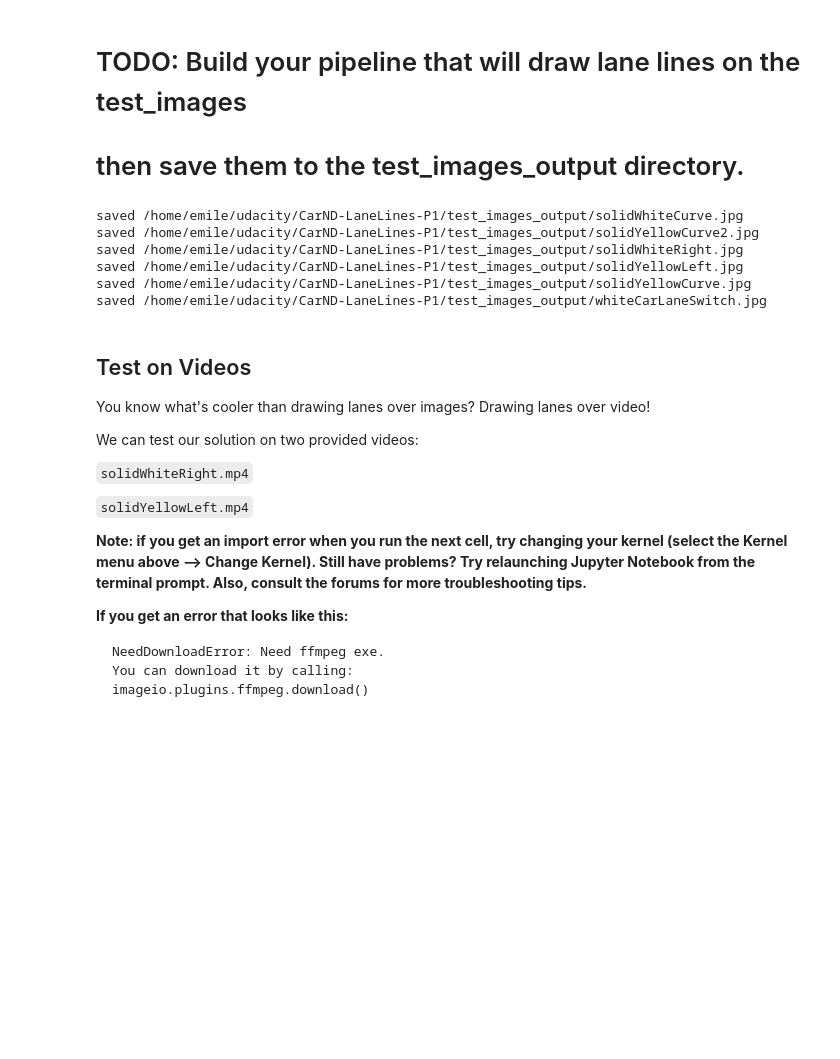
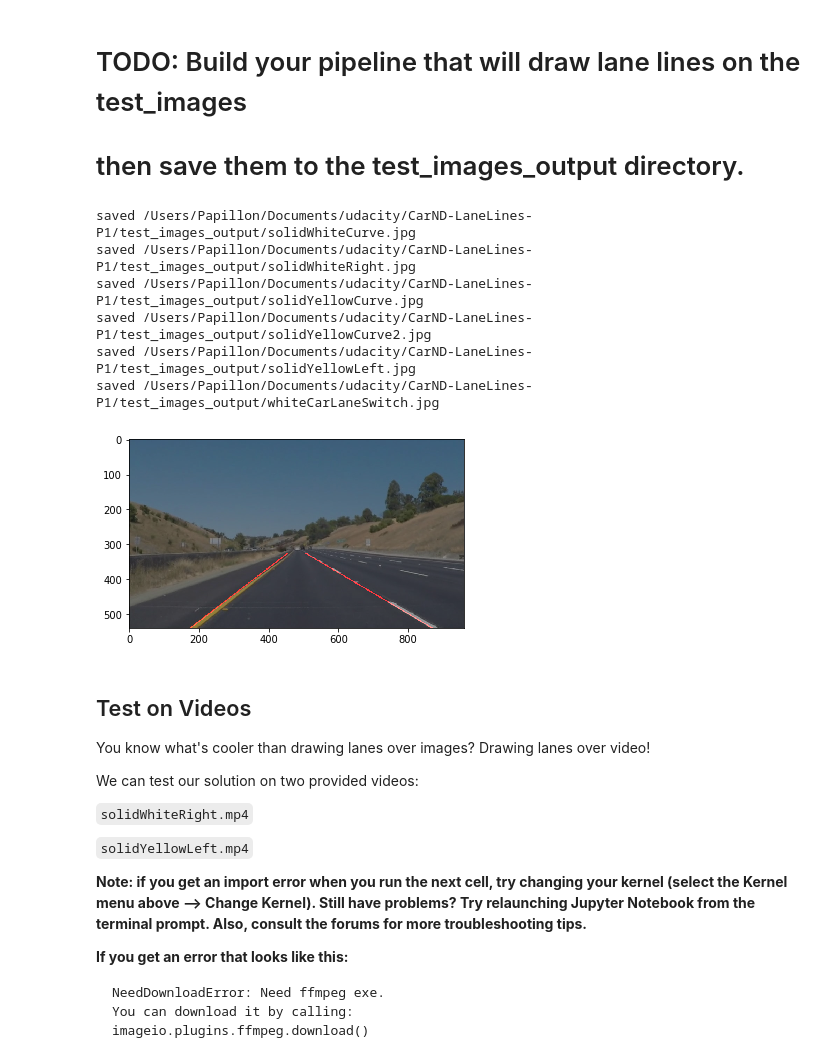
Before and after one commit to EmilePapillon/CarND-LaneLines-P1, a Jupyter notebook: P1.ipynb, the cells around one changed output. Saved outputs shown, nothing was run; the diff lists cells and outputs as text; code cells hidden in the pictures; blank space fills up the shorter version.

Commit message:
added a function to extrapolate line segments to full lanes

```diff
--- a/P1.ipynb
+++ b/P1.ipynb
@@ -201,6 +260,7 @@ Try tuning the various parameters, especially the low and high Canny thresholds
 input_dir = "test_images/"
 output_dir = "test_images_output/"
 imshape = image.shape
+
 # Read all the images and store them to a list
 initial_img = [None] * 6
 i=0
@@ -213,50 +273,64 @@ for img in initial_img:
     save_path = os.getcwd()+"/"+output_dir+os.listdir(input_dir)[i]
     i=i+1
 
+    #TODO: extract the bright pixels from the image using a threshold (not good for yellow line!! Maybe yellow and white...)
+
     # Read in and grayscale the image
-    gray= grayscale(img)
+    gray= grayscale(np.copy(img))
 
     # Define a kernel size and apply Gaussian smoothing
-    kernel_size = 5
+    kernel_size = 9
     blur_gray= gaussian_blur(gray, kernel_size)
 
     # Define parameters for Canny and apply
     low_threshold = 50
     high_threshold = 150
     edges= canny(blur_gray, low_threshold, high_threshold)
 
     # Create a masked edges image using region_of_interest()
-    vertices = np.array([[(0,imshape[0]),(2*imshape[1]/5, imshape[0]/2), (3*imshape[1]/5, imshape[0]/2), (imshape[1],imshape[0])]], dtype=np.int32)
+    TRANSLATION = 100 #translation of the topleft and topright points towards the center of the image
+    p1= (0,imshape[0]) #bottomleft
+    p2= (2*imshape[1]/5+TRANSLATION, (1/2)*imshape[0]) #topleft
+    p3= (3*imshape[1]/5-TRANSLATION, (1/2)*imshape[0]) #topright
+    p4= (imshape[1],imshape[0]) #bottomright
+    vertices = np.array([[p1,p2, p3, p4]], dtype=np.int32)
     masked_edges= region_of_interest(edges, vertices)
-
 
     # Define the Hough transform parameters
     # Make a blank the same size as our image to draw on
     rho = 1 # distance resolution in pixels of the Hough grid
     theta = np.pi/180 # angular resolution in radians of the Hough grid
-    threshold = 120     # minimum number of votes (intersections in Hough grid cell)
+    threshold = 100     # minimum number of votes (intersections in Hough grid cell)
     min_line_length = 75 #minimum number of pixels making up a line
     max_line_gap = 25    # maximum gap in pixels between connectable line segments
 
+    rho = 1 # distance resolution in pixels of the Hough grid
+    theta = np.pi/180 # angular resolution in radians of the Hough grid
+    threshold = 90     # minimum number of votes (intersections in Hough grid cell)
+    min_line_length = 30 #minimum number of pixels making up a line
+    max_line_gap = 10    # maximum gap in pixels between connectable line segments
+
     # Run Hough on edge detected image
     # Output "line_image" is an image containing the lines
-    line_image = hough_lines(masked_edges, rho, theta, threshold, min_line_length, max_line_gap)
+    line_image,lines = hough_lines(masked_edges, rho, theta, threshold, min_line_length, max_line_gap)
 
     # Create a "color" binary image to combine with line image
-    color_edges = np.dstack((edges, edges, edges))
+    #color_edges = np.dstack((edges, edges, edges))
 
     # Draw the lines on the edge image
-    lines_edges = cv2.addWeighted(color_edges, 0.8, line_image, 1, 0)
-    cv2.imwrite(save_path,lines_edges)
+    result = weighted_img(line_image, img, α=0.6, β=1., γ=0.)
+
+    cv2.imwrite(save_path,cv2.cvtColor(result,cv2.COLOR_RGB2BGR))
     print("saved "+save_path)
-    #plt.imshow(lines_edges)
+    plt.imshow(result)
 # %% [output]
-saved /home/emile/udacity/CarND-LaneLines-P1/test_images_output/solidWhiteCurve.jpg
-saved /home/emile/udacity/CarND-LaneLines-P1/test_images_output/solidYellowCurve2.jpg
-saved /home/emile/udacity/CarND-LaneLines-P1/test_images_output/solidWhiteRight.jpg
-saved /home/emile/udacity/CarND-LaneLines-P1/test_images_output/solidYellowLeft.jpg
-saved /home/emile/udacity/CarND-LaneLines-P1/test_images_output/solidYellowCurve.jpg
-saved /home/emile/udacity/CarND-LaneLines-P1/test_images_output/whiteCarLaneSwitch.jpg
+saved /Users/Papillon/Documents/udacity/CarND-LaneLines-P1/test_images_output/solidWhiteCurve.jpg
+saved /Users/Papillon/Documents/udacity/CarND-LaneLines-P1/test_images_output/solidWhiteRight.jpg
+saved /Users/Papillon/Documents/udacity/CarND-LaneLines-P1/test_images_output/solidYellowCurve.jpg
+saved /Users/Papillon/Documents/udacity/CarND-LaneLines-P1/test_images_output/solidYellowCurve2.jpg
+saved /Users/Papillon/Documents/udacity/CarND-LaneLines-P1/test_images_output/solidYellowLeft.jpg
+saved /Users/Papillon/Documents/udacity/CarND-LaneLines-P1/test_images_output/whiteCarLaneSwitch.jpg
+[figure, added]
 # %% [markdown]
 ## Test on Videos
 
```
Also changed, not shown: parts of 5 cells of this notebook, 6 other files.
